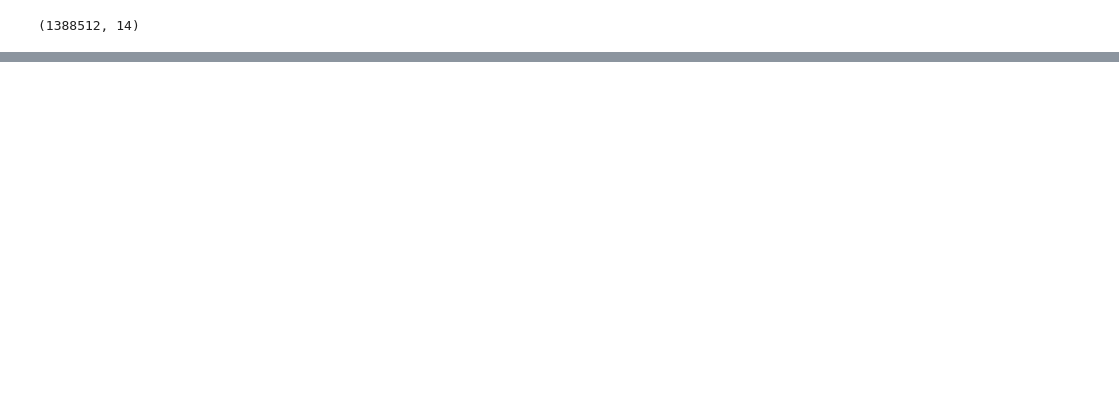
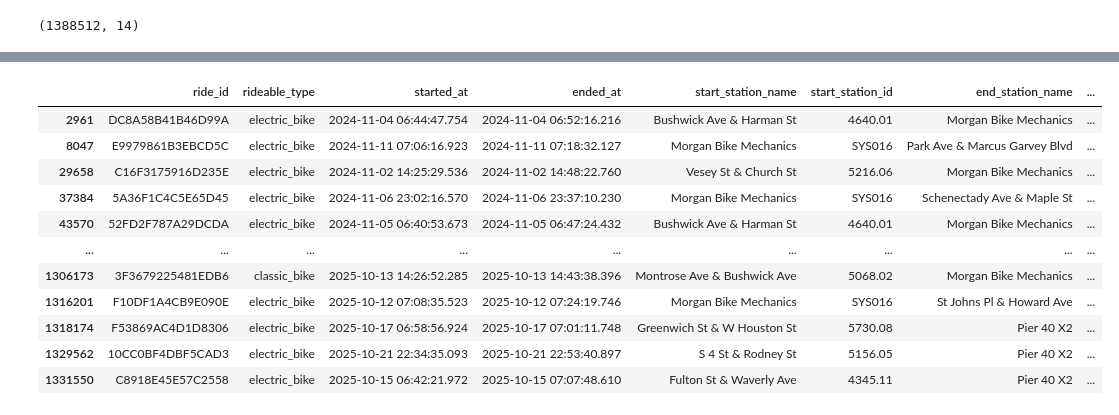
Before and after one commit to Felix-Middeldorf/citibike-nypd-insurance, a Jupyter notebook: notebooks/Citi_Bike.ipynb, the cells around one changed output, grey strips where cells are left out. Drawn from its saved outputs; the diff is of its cells as text; code cells hidden in the pictures; blank space fills up the shorter version.

Commit message:
Citi_Bike: improved data cleaning and moved NaN analysis to data exploration

```diff
--- a/notebooks/Citi_Bike.ipynb
+++ b/notebooks/Citi_Bike.ipynb
@@ -283,3 +197,0 @@ Duplicate ride_id rows: 0
-# %%
-#drop ride id
-df_citibike = df_citibike.drop(columns=["ride_id"])
@@ -635,0 +400,14 @@ Name: count, dtype: int64
+# %%
+start_oob = out_of_bounds_mask(df_citibike, "start")
+end_oob = out_of_bounds_mask(df_citibike, "end")
+
+summary_rows = [
+    summarize_mask(df_citibike, start_oob, "Start out of bounds"),
+    summarize_mask(df_citibike, end_oob, "End out of bounds"),
+]
+
+print("GEOGRAPHIC ANOMALIES: OUT OF BOUNDS")
+print("=" * 60)
+for r in summary_rows:
+    print(f"{r['issue']:.<40} {r['count']:>8,} ({r['pct']:>6.2f}%)")
+print("=" * 60)
@@ -635,0 +432,51 @@ Name: count, dtype: int64
+# %%
+# finding internal stations
+
+def maintenance_station_mask(df: pd.DataFrame) -> pd.Series:
+    """
+    Rows that look like internal maintenance/warehouse activity:
+    - station name contains whole-word 'WH'
+    - OR station id starts with 'SYS'
+    """
+    start_name = df["start_station_name"].astype("string")
+    end_name   = df["end_station_name"].astype("string")
+    start_id   = df["start_station_id"].astype("string")
+    end_id     = df["end_station_id"].astype("string")
+
+    has_wh = (
+        start_name.str.contains(r"\bWH\b", regex=True, na=False) |
+        end_name.str.contains(r"\bWH\b", regex=True, na=False)
+    )
+    has_sys = (
+        start_id.str.startswith("SYS", na=False) |
+        end_id.str.startswith("SYS", na=False)
+    )
+    return has_wh | has_sys
+
+
+mask_maint = maintenance_station_mask(df_citibike)
+
+print(f"Rows matching (WH in name OR SYS in id): {int(mask_maint.sum()):,} of {len(df_citibike):,}")
+
+sys_ids = pd.unique(pd.concat([
+    df_citibike.loc[df_citibike["start_station_id"].astype("string").str.startswith("SYS", na=False), "start_station_id"],
+    df_citibike.loc[df_citibike["end_station_id"].astype("string").str.startswith("SYS", na=False), "end_station_id"],
+]).astype("string"))
+
+wh_names = pd.unique(pd.concat([
+    df_citibike.loc[df_citibike["start_station_name"].astype("string").str.contains(r"\bWH\b", regex=True, na=False), "start_station_name"],
+    df_citibike.loc[df_citibike["end_station_name"].astype("string").str.contains(r"\bWH\b", regex=True, na=False), "end_station_name"],
+]).astype("string"))
+
+print("Distinct SYS station IDs:", len(sys_ids))
+print("Distinct WH station names:", len(wh_names))
+print("\nSYS IDs:", list(sys_ids))
+print("\nWH names:", list(wh_names))
+
+display(
+    df_citibike.loc[
+        mask_maint,:]
+)
+df_citibike.loc[
+        mask_maint,:].head(50)
+# %% [output]
@@ -635,0 +490,12 @@ Name: count, dtype: int64
+|  | ride_id | rideable_type | started_at | ended_at | start_station_name | start_station_id | end_station_name | ... |
+| 2961 | DC8A58B41B46D99A | electric_bike | 2024-11-04 06:44:47.754 | 2024-11-04 06:52:16.216 | Bushwick Ave & Harman St | 4640.01 | Morgan Bike Mechanics | ... |
+| 8047 | E9979861B3EBCD5C | electric_bike | 2024-11-11 07:06:16.923 | 2024-11-11 07:18:32.127 | Morgan Bike Mechanics | SYS016 | Park Ave & Marcus Garvey Blvd | ... |
+| 29658 | C16F3175916D235E | electric_bike | 2024-11-02 14:25:29.536 | 2024-11-02 14:48:22.760 | Vesey St & Church St | 5216.06 | Morgan Bike Mechanics | ... |
+| 37384 | 5A36F1C4C5E65D45 | electric_bike | 2024-11-06 23:02:16.570 | 2024-11-06 23:37:10.230 | Morgan Bike Mechanics | SYS016 | Schenectady Ave & Maple St | ... |
+| 43570 | 52FD2F787A29DCDA | electric_bike | 2024-11-05 06:40:53.673 | 2024-11-05 06:47:24.432 | Bushwick Ave & Harman St | 4640.01 | Morgan Bike Mechanics | ... |
+| ... | ... | ... | ... | ... | ... | ... | ... | ... |
+| 1306173 | 3F3679225481EDB6 | classic_bike | 2025-10-13 14:26:52.285 | 2025-10-13 14:43:38.396 | Montrose Ave & Bushwick Ave | 5068.02 | Morgan Bike Mechanics | ... |
+| 1316201 | F10DF1A4CB9E090E | electric_bike | 2025-10-12 07:08:35.523 | 2025-10-12 07:24:19.746 | Morgan Bike Mechanics | SYS016 | St Johns Pl & Howard Ave | ... |
+| 1318174 | F53869AC4D1D8306 | electric_bike | 2025-10-17 06:58:56.924 | 2025-10-17 07:01:11.748 | Greenwich St & W Houston St | 5730.08 | Pier 40 X2 | ... |
+| 1329562 | 10CC0BF4DBF5CAD3 | electric_bike | 2025-10-21 22:34:35.093 | 2025-10-21 22:53:40.897 | S 4 St & Rodney St | 5156.05 | Pier 40 X2 | ... |
+| 1331550 | C8918E45E57C2558 | electric_bike | 2025-10-15 06:42:21.972 | 2025-10-15 07:07:48.610 | Fulton St & Waverly Ave | 4345.11 | Pier 40 X2 | ... |
```
Also changed, not shown: parts of 135 cells of this notebook.
